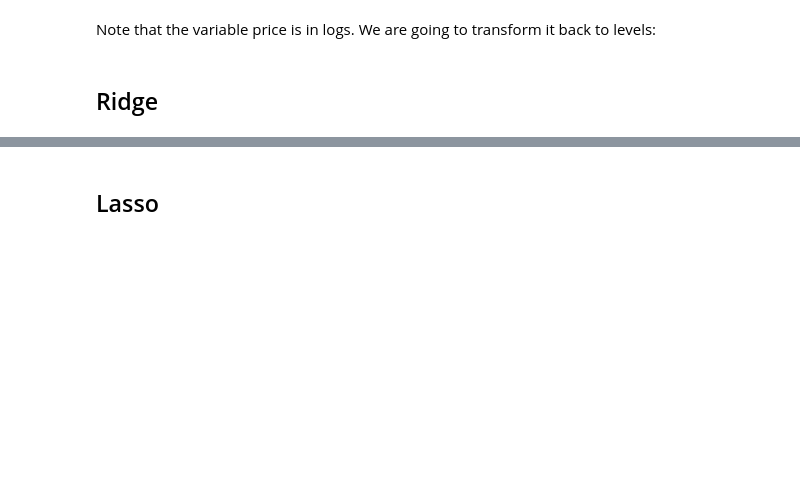
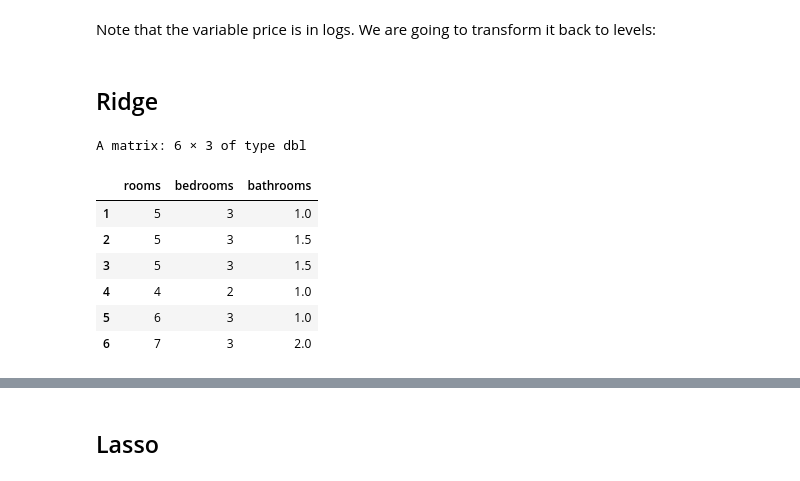
Before and after one commit to ignaciomsarmiento/BDML_20231_SS, a Jupyter notebook: SS3/OLS_Ridge_Lasso.ipynb, the cells around one changed output, grey strips where cells are left out. Drawn from its saved outputs; the diff is of its cells as text; code cells hidden in the pictures; blank space fills up the shorter version.

```diff
--- a/SS3/OLS_Ridge_Lasso.ipynb
+++ b/SS3/OLS_Ridge_Lasso.ipynb
@@ -35,3 +53,17 @@ matchdata <- matchdata %>%
                              )
 # %% [markdown]
 ## Ridge
+# %%
+p_load("glmnet")
+y<-matchdata$price
+X<-model.matrix(~rooms+bedrooms+bathrooms-1,matchdata)
+head(X)
+# %% [output]
+A matrix: 6 × 3 of type dbl
+|  | rooms | bedrooms | bathrooms |
+| 1 | 5 | 3 | 1.0 |
+| 2 | 5 | 3 | 1.5 |
+| 3 | 5 | 3 | 1.5 |
+| 4 | 4 | 2 | 1.0 |
+| 5 | 6 | 3 | 1.0 |
+| 6 | 7 | 3 | 2.0 |
```
Also changed, not shown: parts of 18 cells of this notebook.
